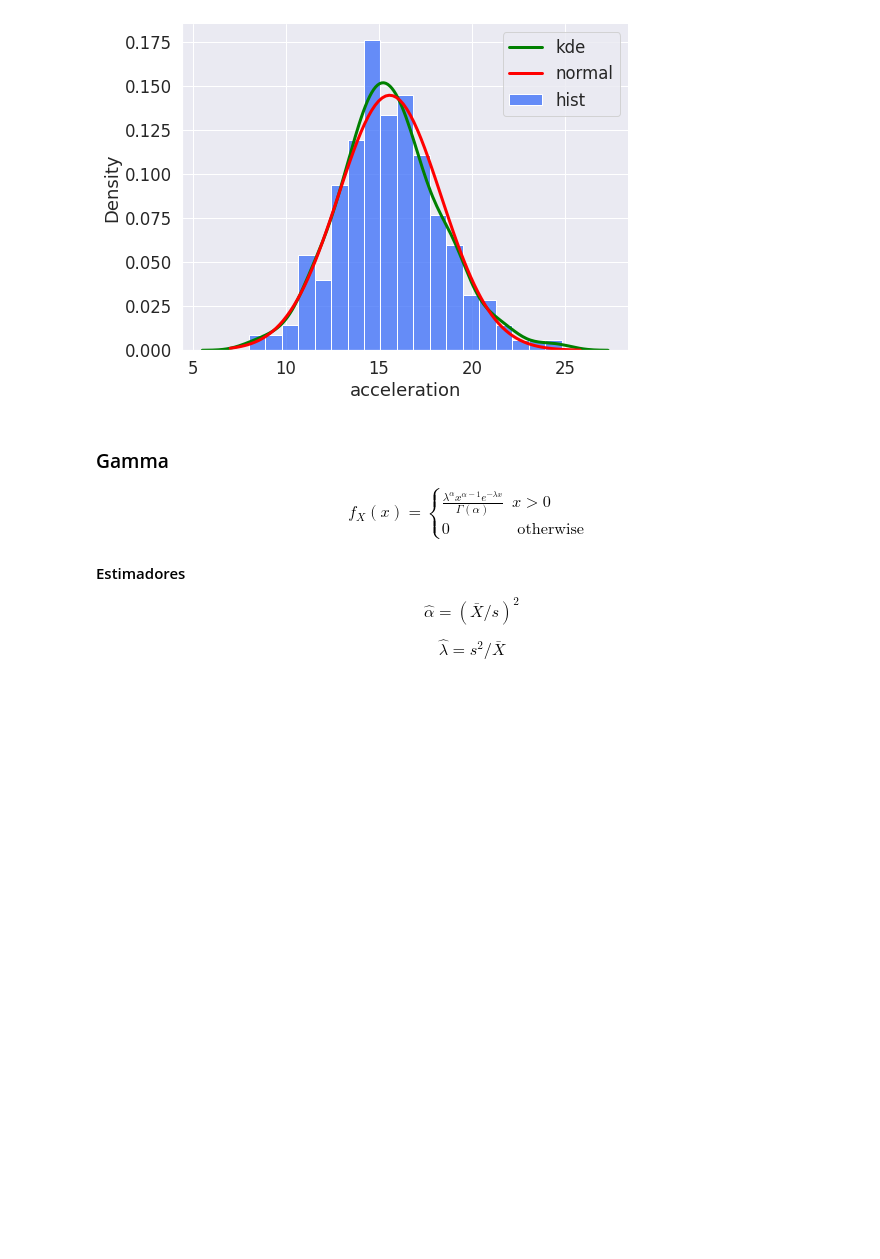
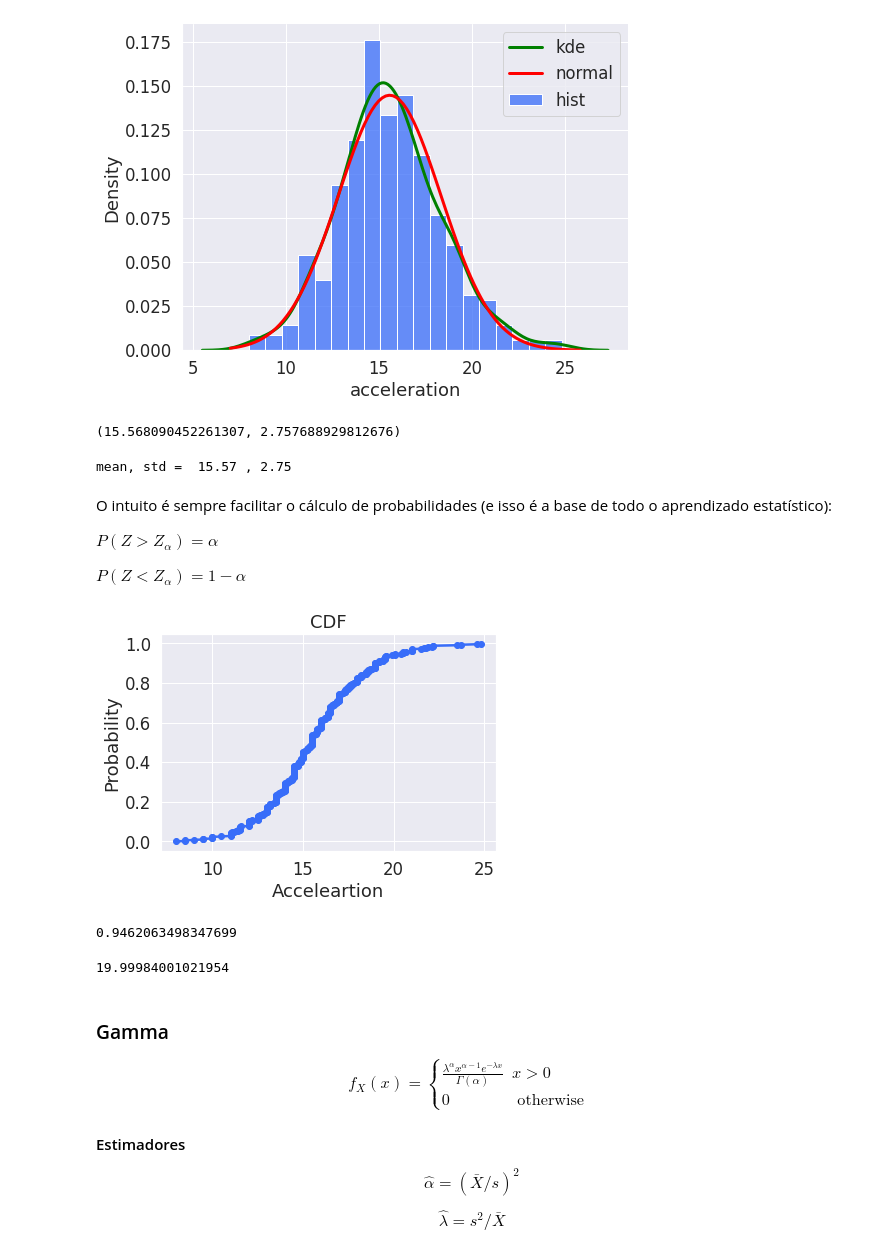
Before and after one commit to CardosoJr/bootcamp, a Jupyter notebook: Labs/Lab 3 - Distributions.ipynb, the cells around one changed output. Drawn from its saved outputs; the diff is of its cells as text; code cells hidden in the pictures; blank space fills up the shorter version.

```diff
--- a/Labs/Lab 3 - Distributions.ipynb
+++ b/Labs/Lab 3 - Distributions.ipynb
@@ -98,6 +98,38 @@ plt.legend()
 sns.despine()
 # %% [output]
 [figure]
+# %%
+mu_est, sigma_est
+# %% [output]
+(15.568090452261307, 2.757688929812676)
+# %%
+mu, std = norm.fit(df["acceleration"])
+print('mean, std = ', np.round(mu, 2),',', np.round(std, 2))
+# %% [output]
+mean, std =  15.57 , 2.75
+# %% [markdown]
+O intuito é sempre facilitar o cálculo de probabilidades (e isso é a base de todo o aprendizado estatístico):
+
+$P(Z>Z_{\alpha}) = \alpha$
+
+$P(Z<Z_{\alpha}) = 1-\alpha$
+# %%
+x = np.sort(df["acceleration"])
+y = np.arange(len(df)) / float(len(df))
+plt.xlabel('Acceleartion')
+plt.ylabel('Probability')
+plt.title('CDF')
+plt.plot(x, y, marker='o');
+# %% [output]
+[figure, added]
+# %%
+norm.cdf(20, mu, std)
+# %% [output]
+0.9462063498347699
+# %%
+norm.ppf(0.9462, mu, std)
+# %% [output]
+19.99984001021954
 # %% [markdown]
 ### Gamma
 
```
